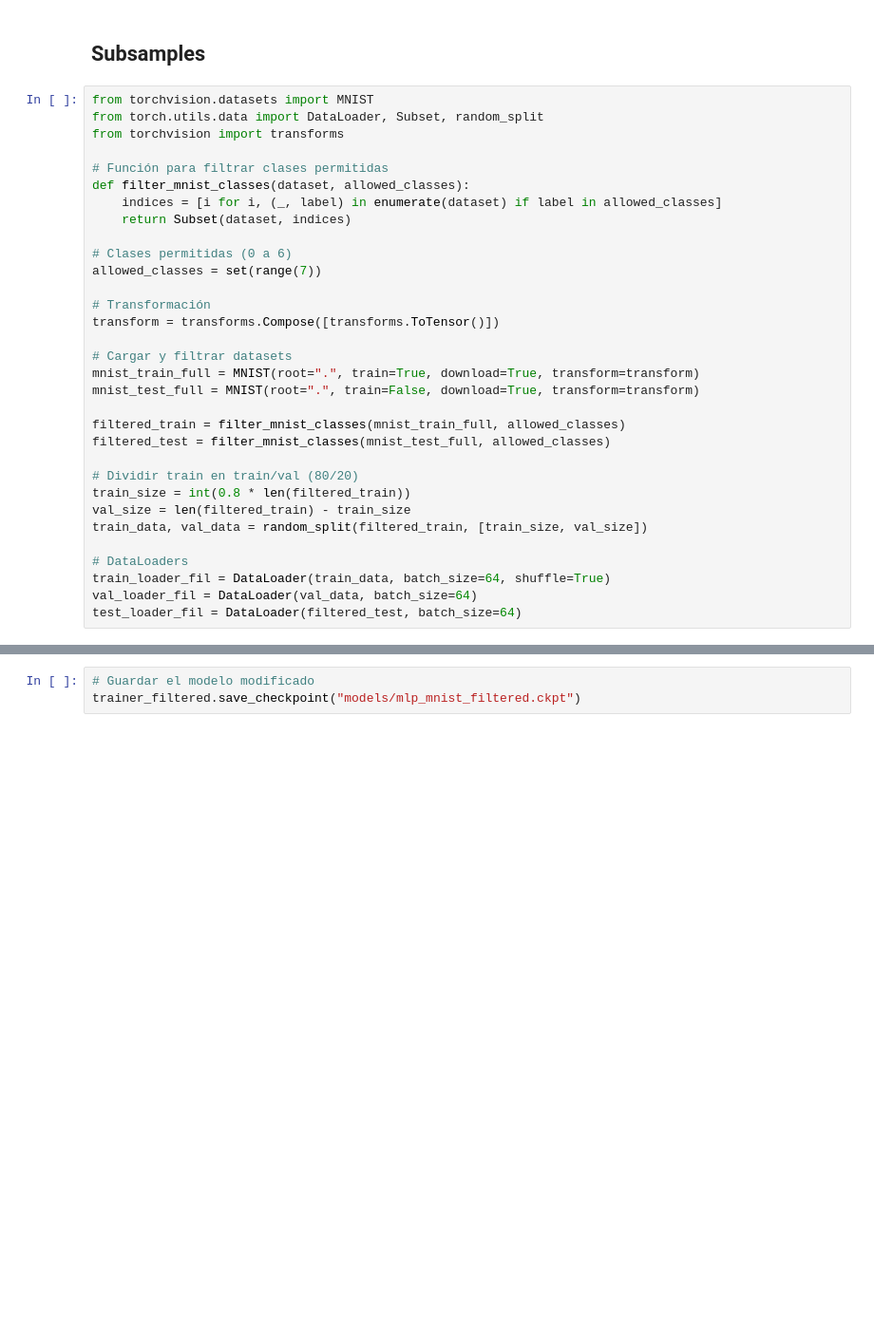
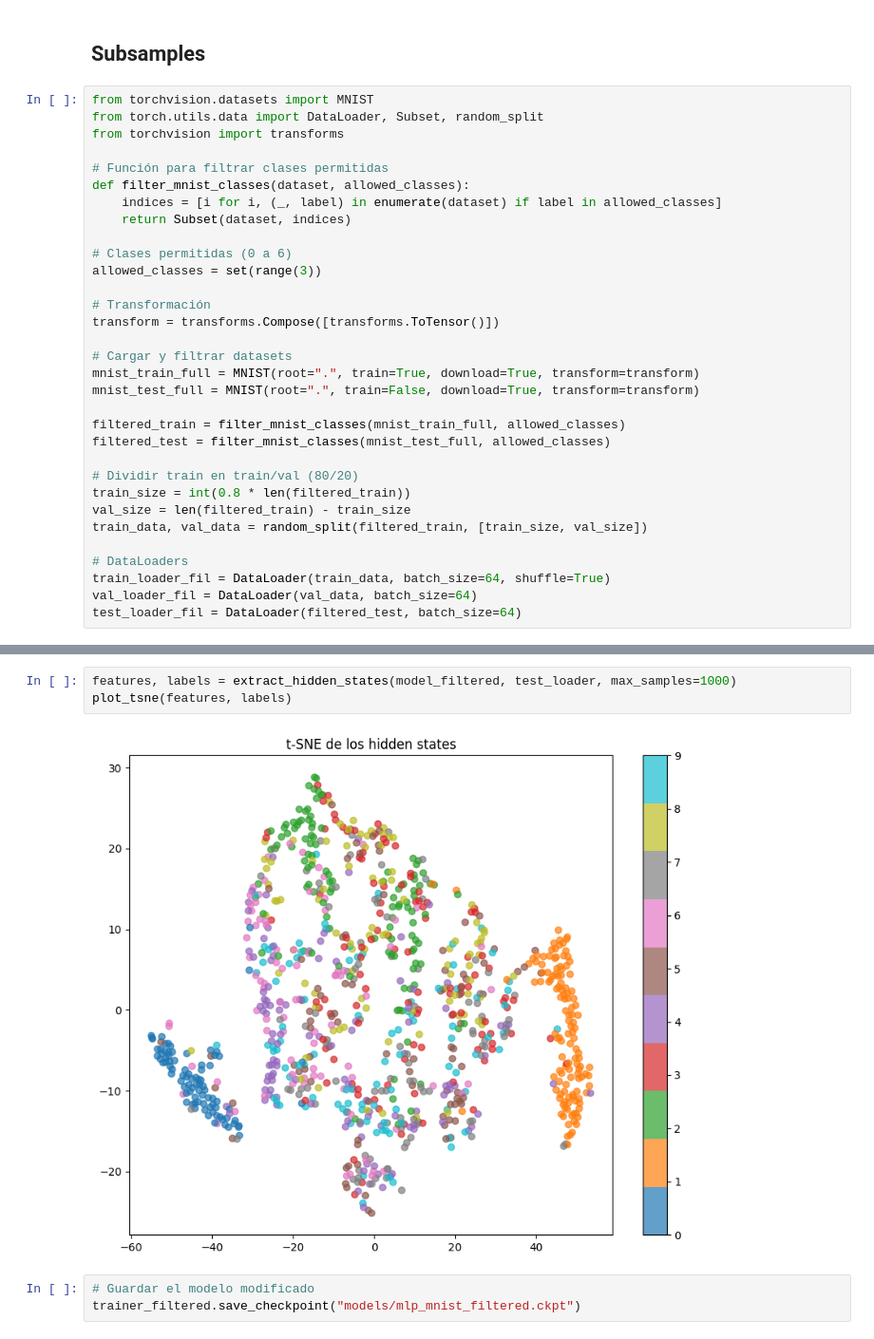
Before and after one commit to miguel-kjh/VQA-MLLM, a Jupyter notebook: svf.ipynb, the cells around one changed output, grey strips where cells are left out. Shown at 95% size. Cells and saved outputs as stored; diff of their text form; blank space fills up the shorter version.

```diff
--- a/svf.ipynb
+++ b/svf.ipynb
@@ -264,7 +268,7 @@ def filter_mnist_classes(dataset, allowed_classes):
     return Subset(dataset, indices)
 
 # Clases permitidas (0 a 6)
-allowed_classes = set(range(7))
+allowed_classes = set(range(3))
 
 # Transformación
 transform = transforms.Compose([transforms.ToTensor()])
@@ -362,3 +360,8 @@ weighted avg       0.51      0.68      0.58     10000
+# %%
+features, labels = extract_hidden_states(model_filtered, test_loader, max_samples=1000)
+plot_tsne(features, labels)
+# %% [output]
+[figure, added]
 # %%
 # Guardar el modelo modificado
 trainer_filtered.save_checkpoint("models/mlp_mnist_filtered.ckpt")
```
Also changed, not shown: parts of 15 cells of this notebook.
